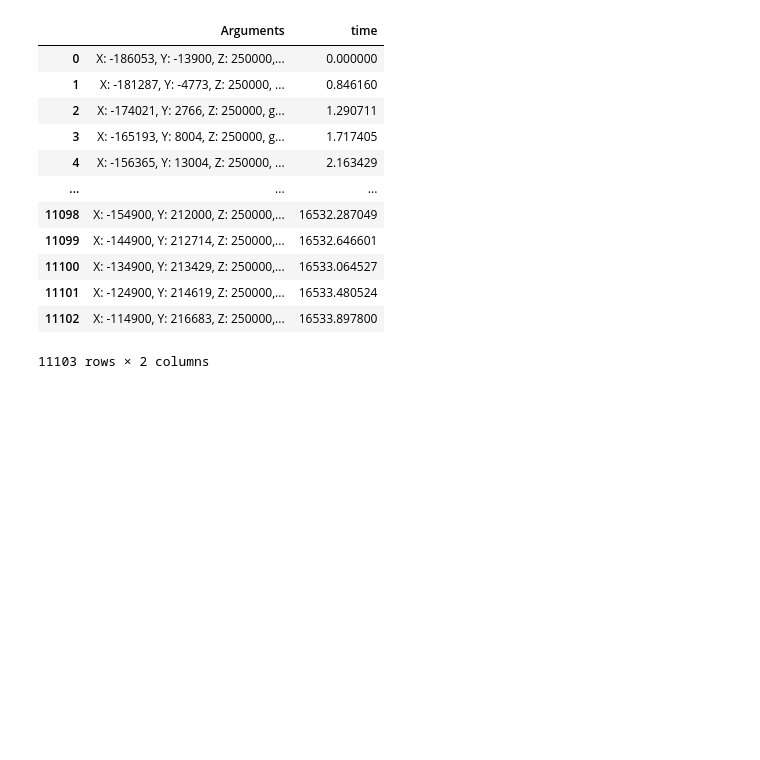
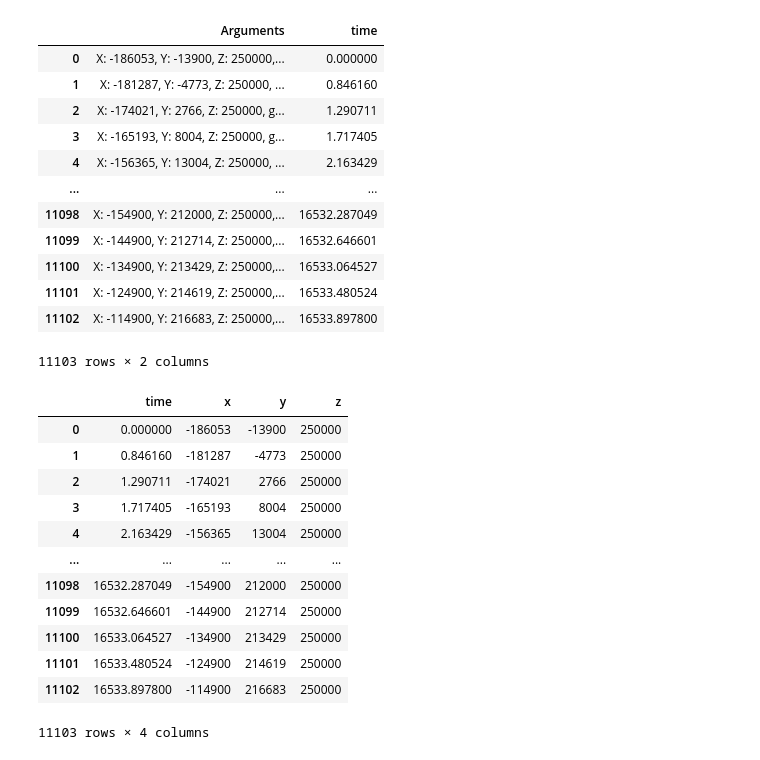
Before and after one commit to toazbenj/cmse830_fds, a Jupyter notebook: project/preprocessing/rad.ipynb, the cells around one changed output. Drawn from its saved outputs; the diff is of its cells as text; code cells hidden in the pictures; blank space fills up the shorter version.

```diff
--- a/project/preprocessing/rad.ipynb
+++ b/project/preprocessing/rad.ipynb
@@ -108,3 +112,26 @@ df
 | 11101 | X: -124900, Y: 214619, Z: 250000,... | 16533.480524 |
 | 11102 | X: -114900, Y: 216683, Z: 250000,... | 16533.897800 |
 11103 rows × 2 columns
+# %%
+# Extract X, Y, Z values using regex
+df[['x', 'y', 'z']] = df['Arguments'].str.extract(
+    r'X:\s*(-?\d+),\s*Y:\s*(-?\d+),\s*Z:\s*(-?\d+)'
+).astype(int)
+
+df.drop(columns=['Arguments'], inplace=True)
+
+df
+# %% [output]
+|  | time | x | y | z |
+| 0 | 0.000000 | -186053 | -13900 | 250000 |
+| 1 | 0.846160 | -181287 | -4773 | 250000 |
+| 2 | 1.290711 | -174021 | 2766 | 250000 |
+| 3 | 1.717405 | -165193 | 8004 | 250000 |
+| 4 | 2.163429 | -156365 | 13004 | 250000 |
+| ... | ... | ... | ... | ... |
+| 11098 | 16532.287049 | -154900 | 212000 | 250000 |
+| 11099 | 16532.646601 | -144900 | 212714 | 250000 |
+| 11100 | 16533.064527 | -134900 | 213429 | 250000 |
+| 11101 | 16533.480524 | -124900 | 214619 | 250000 |
+| 11102 | 16533.897800 | -114900 | 216683 | 250000 |
+11103 rows × 4 columns
```
Also changed, not shown: parts of 11 cells of this notebook, 6 other files.
